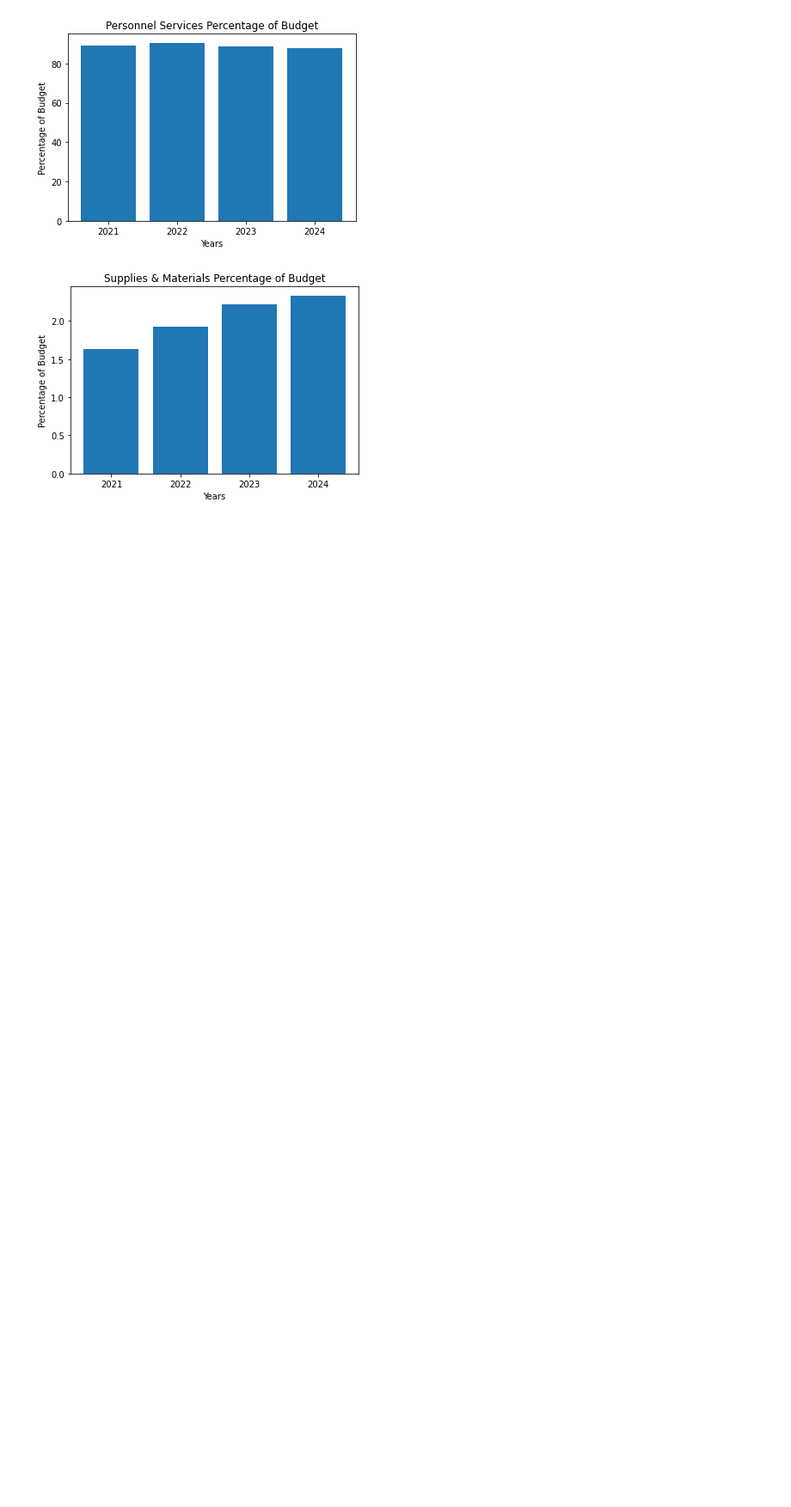
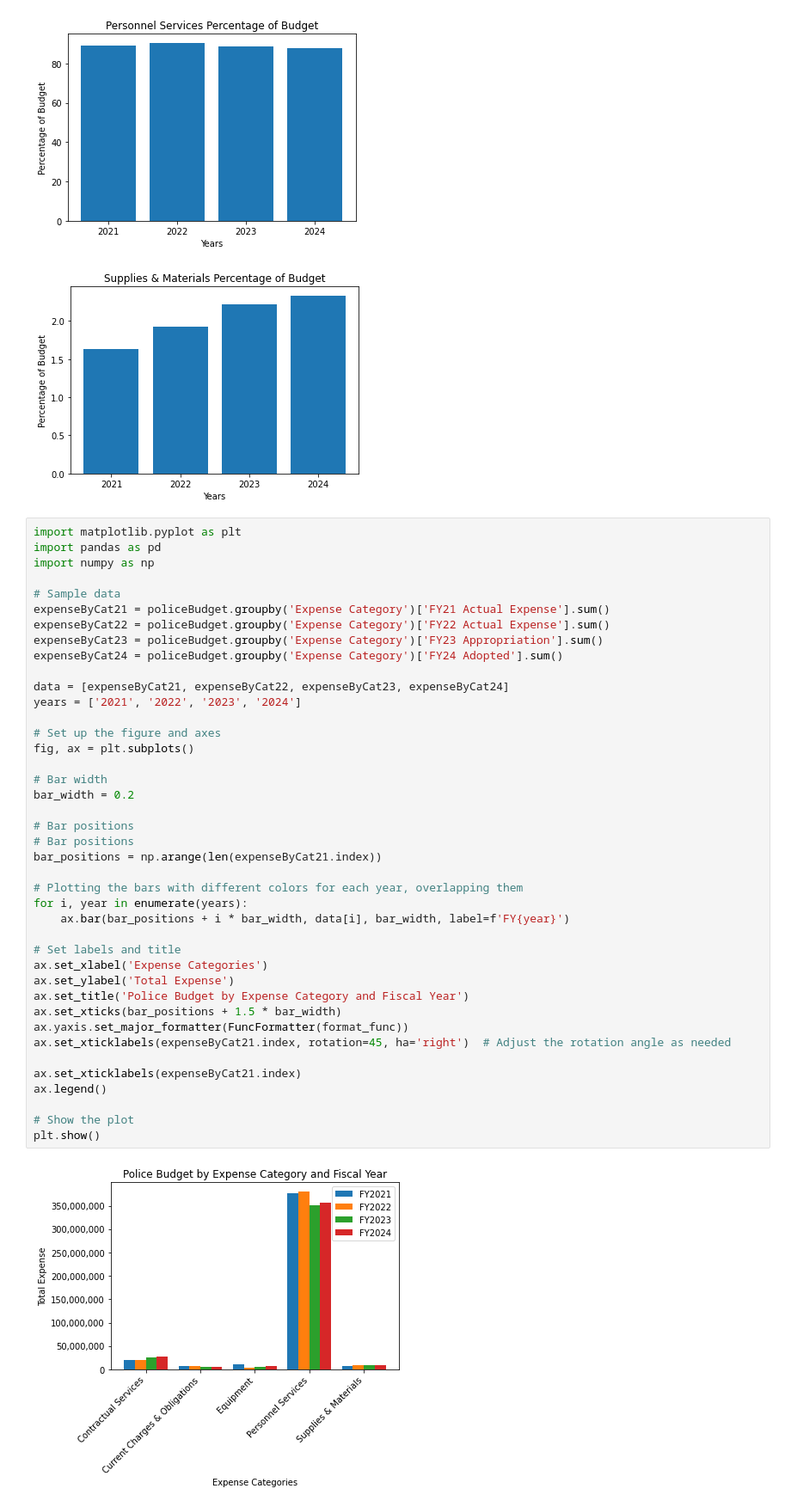
Before and after one commit to BU-Spark/ds-police-overtime, a Jupyter notebook: fa23-team-f/Operating-Budget.ipynb, the cells around one changed output. Shown: that part at 86% size. Saved outputs shown, nothing was run; the diff lists cells and outputs as text; blank space fills up the shorter version.

```diff
--- a/fa23-team-f/Operating-Budget.ipynb
+++ b/fa23-team-f/Operating-Budget.ipynb
@@ -267,3 +267,46 @@ plt.show()
 [figure]
 [figure]
 [figure]
+# %%
+import matplotlib.pyplot as plt
+import pandas as pd
+import numpy as np
+
+# Sample data
+expenseByCat21 = policeBudget.groupby('Expense Category')['FY21 Actual Expense'].sum()
+expenseByCat22 = policeBudget.groupby('Expense Category')['FY22 Actual Expense'].sum()
+expenseByCat23 = policeBudget.groupby('Expense Category')['FY23 Appropriation'].sum()
+expenseByCat24 = policeBudget.groupby('Expense Category')['FY24 Adopted'].sum()
+
+data = [expenseByCat21, expenseByCat22, expenseByCat23, expenseByCat24]
+years = ['2021', '2022', '2023', '2024']
+
+# Set up the figure and axes
+fig, ax = plt.subplots()
+
+# Bar width
+bar_width = 0.2
+
+# Bar positions
+# Bar positions
+bar_positions = np.arange(len(expenseByCat21.index))
+
+# Plotting the bars with different colors for each year, overlapping them
+for i, year in enumerate(years):
+    ax.bar(bar_positions + i * bar_width, data[i], bar_width, label=f'FY{year}')
+
+# Set labels and title
+ax.set_xlabel('Expense Categories')
+ax.set_ylabel('Total Expense')
+ax.set_title('Police Budget by Expense Category and Fiscal Year')
+ax.set_xticks(bar_positions + 1.5 * bar_width)
+ax.yaxis.set_major_formatter(FuncFormatter(format_func))
+ax.set_xticklabels(expenseByCat21.index, rotation=45, ha='right')  # Adjust the rotation angle as needed
+
+ax.set_xticklabels(expenseByCat21.index)
+ax.legend()
+
+# Show the plot
+plt.show()
+# %% [output]
+[figure, added]
```
Also changed, not shown: 11 other files.
